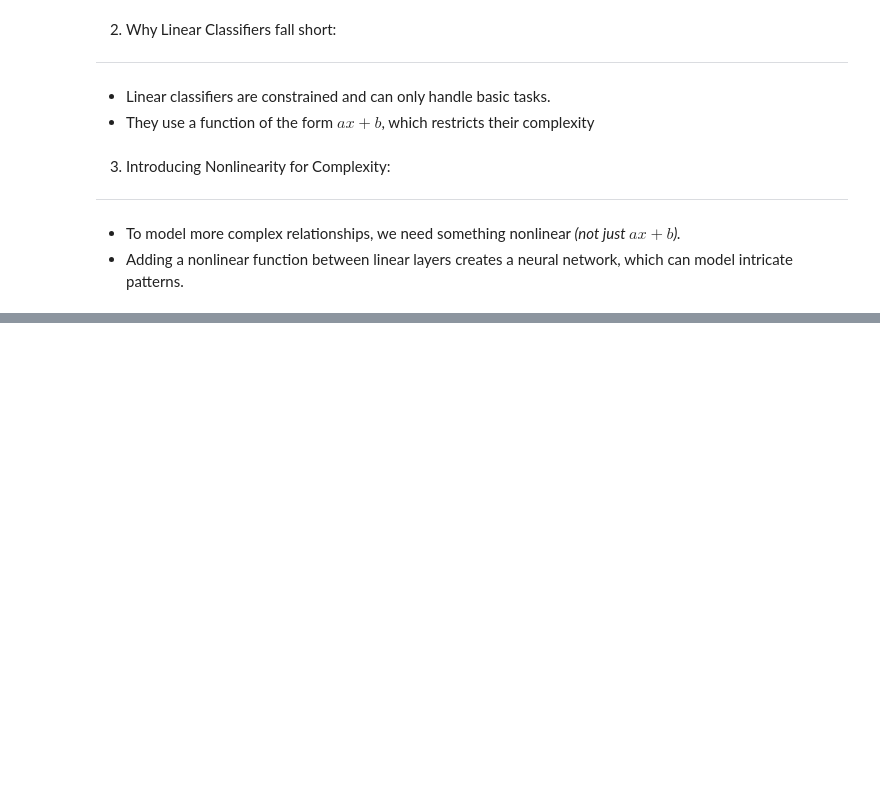
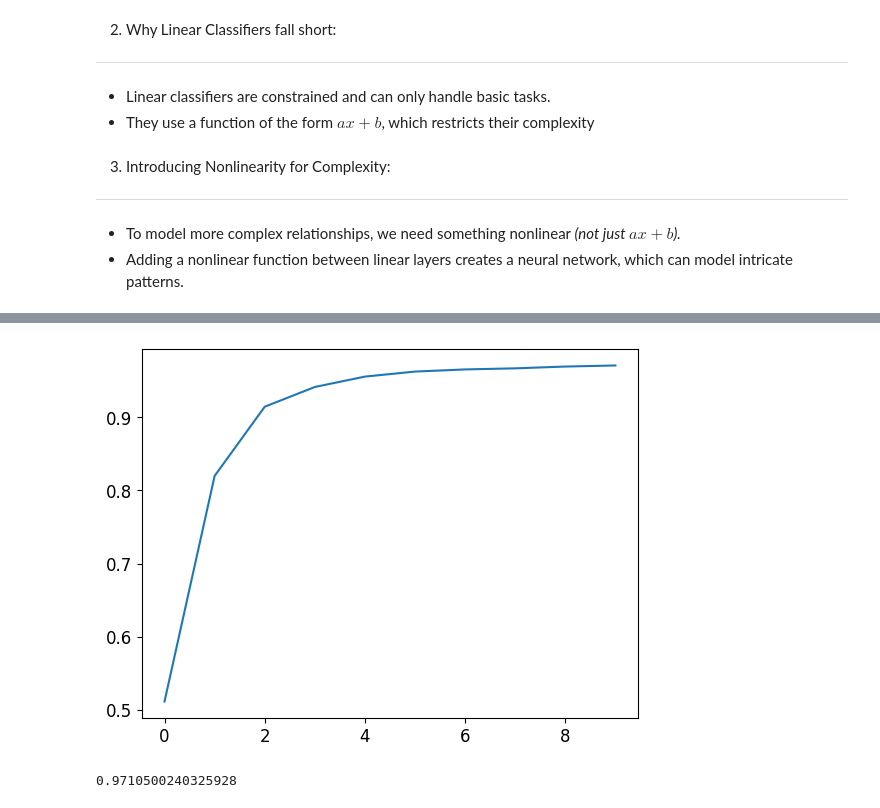
Before and after one commit to Firojpaudel/Machine-Learning-Notes, a Jupyter notebook: Practical Deep Learning For Coders/Chapter_4.ipynb, the cells around one changed output, grey strips where cells are left out. Drawn from its saved outputs; the diff is of its cells as text; code cells hidden in the pictures; blank space fills up the shorter version.

```diff
--- a/Practical Deep Learning For Coders/Chapter_4.ipynb
+++ b/Practical Deep Learning For Coders/Chapter_4.ipynb
@@ -1196,0 +1225,14 @@ b2= init_params(1)
+# %%
+##@ Now taking the advantage of PyTorch, we can simlify this even further
+
+simple_net = nn.Sequential(
+    nn.Linear(28*28, 30),
+    nn.ReLU(),
+    nn.Linear(30,1)
+)
+# %%
+##@ Then initializing the model
+
+learn = Learner(dls, simple_net, opt_func= SGD, loss_func= mnist_loss, metrics= batch_accuracy)
+
+learn.fit(10, 0.1)
@@ -1196,0 +1251,11 @@ b2= init_params(1)
+# %%
+##@ Turning into the plot to view the progess (graphically)
+
+plt.plot(L(learn.recorder.values). itemgot(2));
+# %% [output]
+[figure, added]
+# %%
+## Checking the accuracy:
+learn.recorder.values[-1][2]
+# %% [output]
+0.9710500240325928
```
Also changed, not shown: parts of 17 cells of this notebook.
